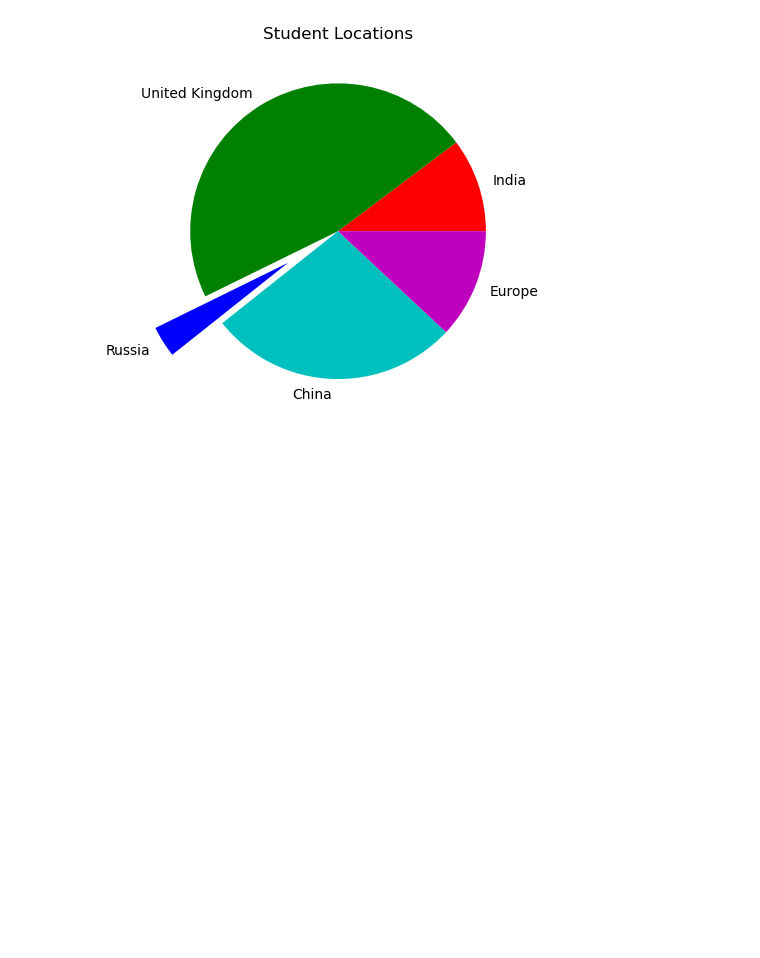
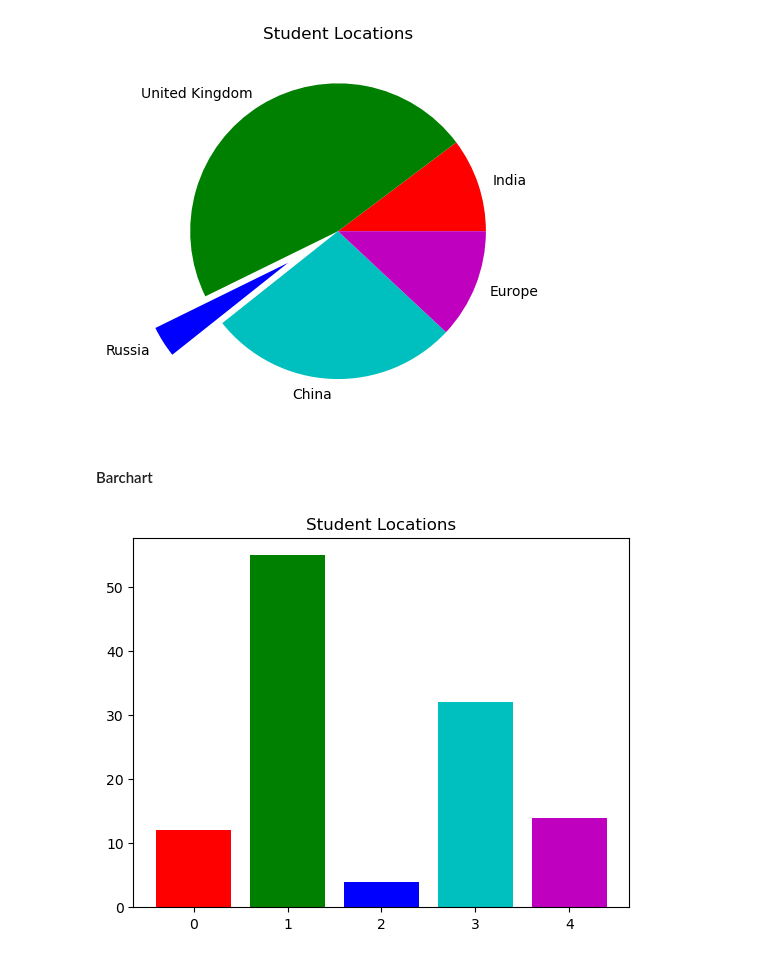
Before and after one commit to f-ssemwanga/ml_datascience_generative_AI, a Jupyter notebook: matplotLibBasics.ipynb, the cells around one changed output. Saved outputs shown, nothing was run; the diff lists cells and outputs as text; code cells hidden in the pictures; blank space fills up the shorter version.

Commit message:
plotting bar charts

```diff
--- a/matplotLibBasics.ipynb
+++ b/matplotLibBasics.ipynb
@@ -150,3 +150,15 @@ plt.title('Student Locations')
 plt.show()
 # %% [output]
 [figure]
+# %% [markdown]
+#### Barchart
+# %%
+values = [12, 55, 4, 32, 14]
+colors = ['r', 'g', 'b', 'c', 'm']
+explode = [0, 0, 0.4, 0, 0]
+labels = ['India', 'United Kingdom', 'Russia', 'China', 'Europe']
+plt.bar(range(0,5), values, color=colors)
+plt.title('Student Locations')
+plt.show()
+# %% [output]
+[figure, added]
```
